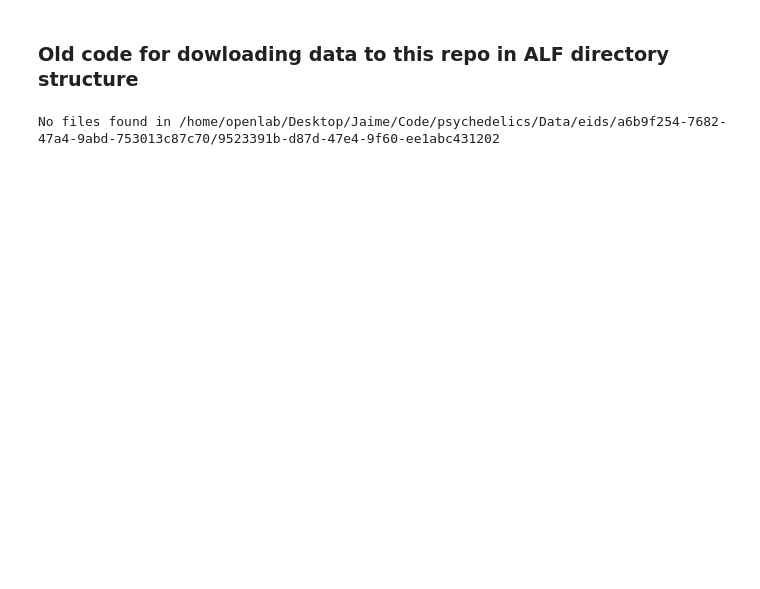
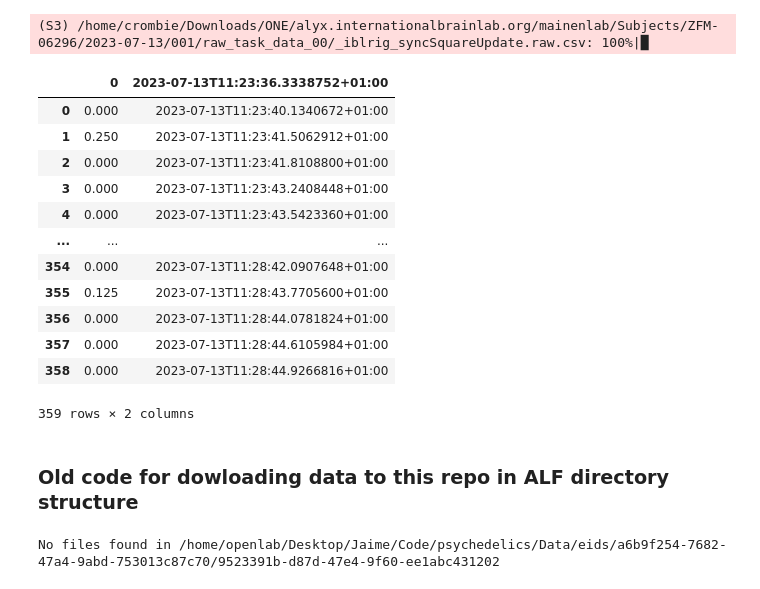
Before and after one commit to ja-94/psychedelics, a Jupyter notebook: 00_download_data.ipynb, the cells around one changed output. Drawn from its saved outputs; the diff is of its cells as text; code cells hidden in the pictures; blank space fills up the shorter version.

Commit message:
WIP: look at raw data for protocol timing

```diff
--- a/00_download_data.ipynb
+++ b/00_download_data.ipynb
@@ -48,0 +51,3 @@ df_spikes = io.load_spikes()
+# %%
+eid = eids[0]
+eid = '76bae405-b169-44ba-95db-b39342f21cf0'  # No intervals table
@@ -49,3 +74,21 @@ df_spikes = io.load_spikes()
+# %%
+# one.load_dataset(eid, 'raw_task_data_00/_iblrig_taskSettings.raw.json')
+one.load_dataset(eid, 'raw_task_data_00/_iblrig_syncSquareUpdate.raw.csv')
+# %% [output]
+(S3) /home/crombie/Downloads/ONE/alyx.internationalbrainlab.org/mainenlab/Subjects/ZFM-06296/2023-07-13/001/raw_task_data_00/_iblrig_syncSquareUpdate.raw.csv: 100%|█
+|  | 0 | 2023-07-13T11:23:36.3338752+01:00 |
+| 0 | 0.000 | 2023-07-13T11:23:40.1340672+01:00 |
+| 1 | 0.250 | 2023-07-13T11:23:41.5062912+01:00 |
+| 2 | 0.000 | 2023-07-13T11:23:41.8108800+01:00 |
+| 3 | 0.000 | 2023-07-13T11:23:43.2408448+01:00 |
+| 4 | 0.000 | 2023-07-13T11:23:43.5423360+01:00 |
+| ... | ... | ... |
+| 354 | 0.000 | 2023-07-13T11:28:42.0907648+01:00 |
+| 355 | 0.125 | 2023-07-13T11:28:43.7705600+01:00 |
+| 356 | 0.000 | 2023-07-13T11:28:44.0781824+01:00 |
+| 357 | 0.000 | 2023-07-13T11:28:44.6105984+01:00 |
+| 358 | 0.000 | 2023-07-13T11:28:44.9266816+01:00 |
+359 rows × 2 columns
 # %% [markdown]
 ### Old code for dowloading data to this repo in ALF directory structure
 # %%
```
Also changed, not shown: parts of 3 cells of this notebook.
